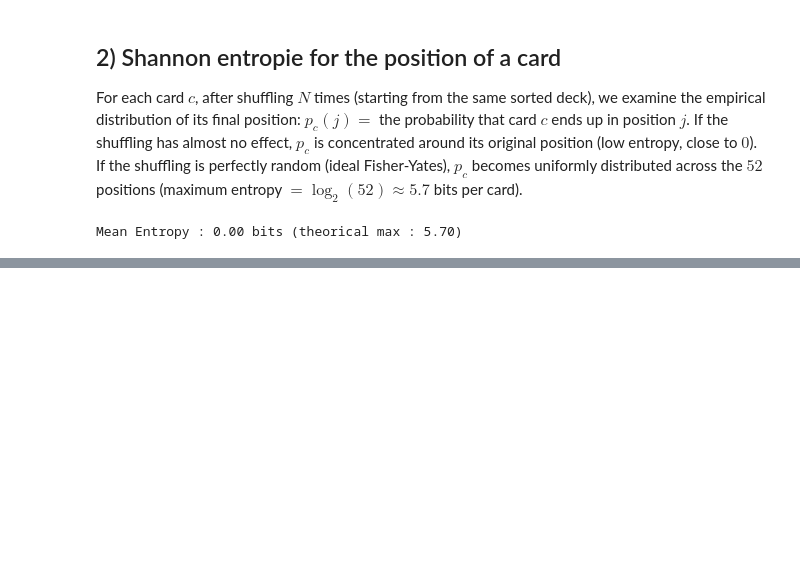
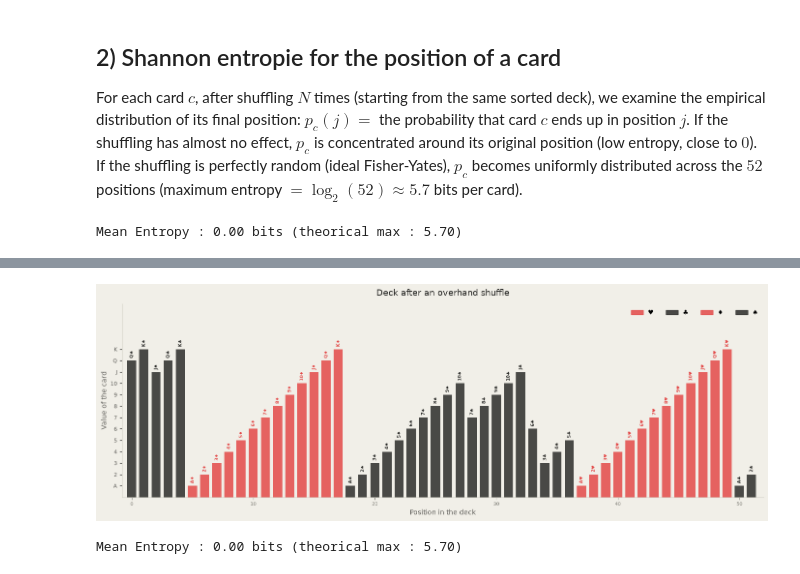
Before and after one commit to arthurleq/shuffle_cards, a Jupyter notebook: shuffle.ipynb, the cells around one changed output, grey strips where cells are left out. Cells and saved outputs as stored; diff of their text form; code cells hidden in the pictures; blank space fills up the shorter version.

```diff
--- a/shuffle.ipynb
+++ b/shuffle.ipynb
@@ -212,0 +314,10 @@ Deck(52 cards, top card: 4♠)
+# %%
+plot_deck(deck, title="Deck after an overhand shuffle")
+# %% [output]
+[figure, added]
+# %%
+entropy = position_entropy([deck], reference=Deck())
+
+print(f"Mean Entropy : {entropy:.2f} bits (theorical max : {np.log2(52):.2f})")
+# %% [output]
+Mean Entropy : 0.00 bits (theorical max : 5.70)
```
Also changed, not shown: parts of 10 cells of this notebook.
